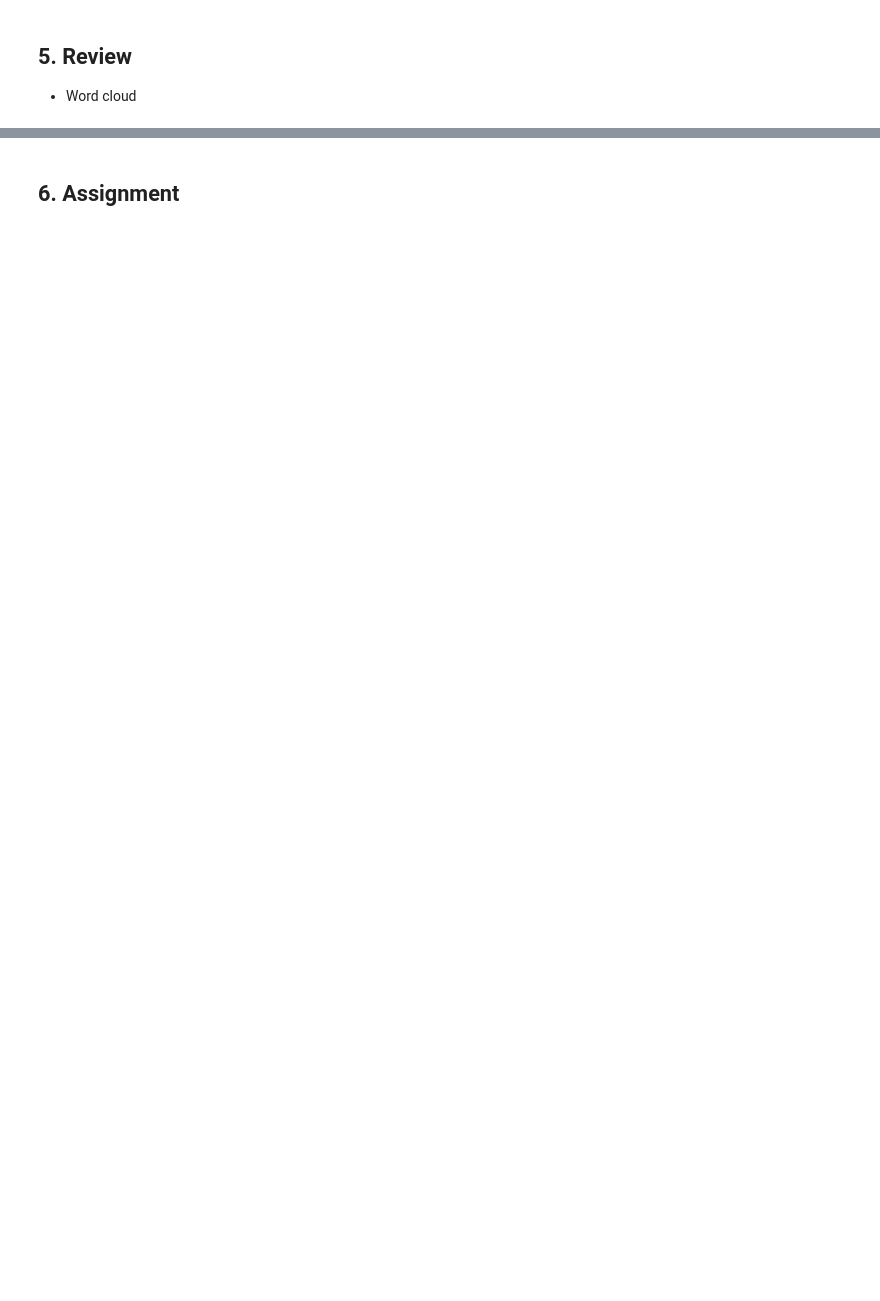
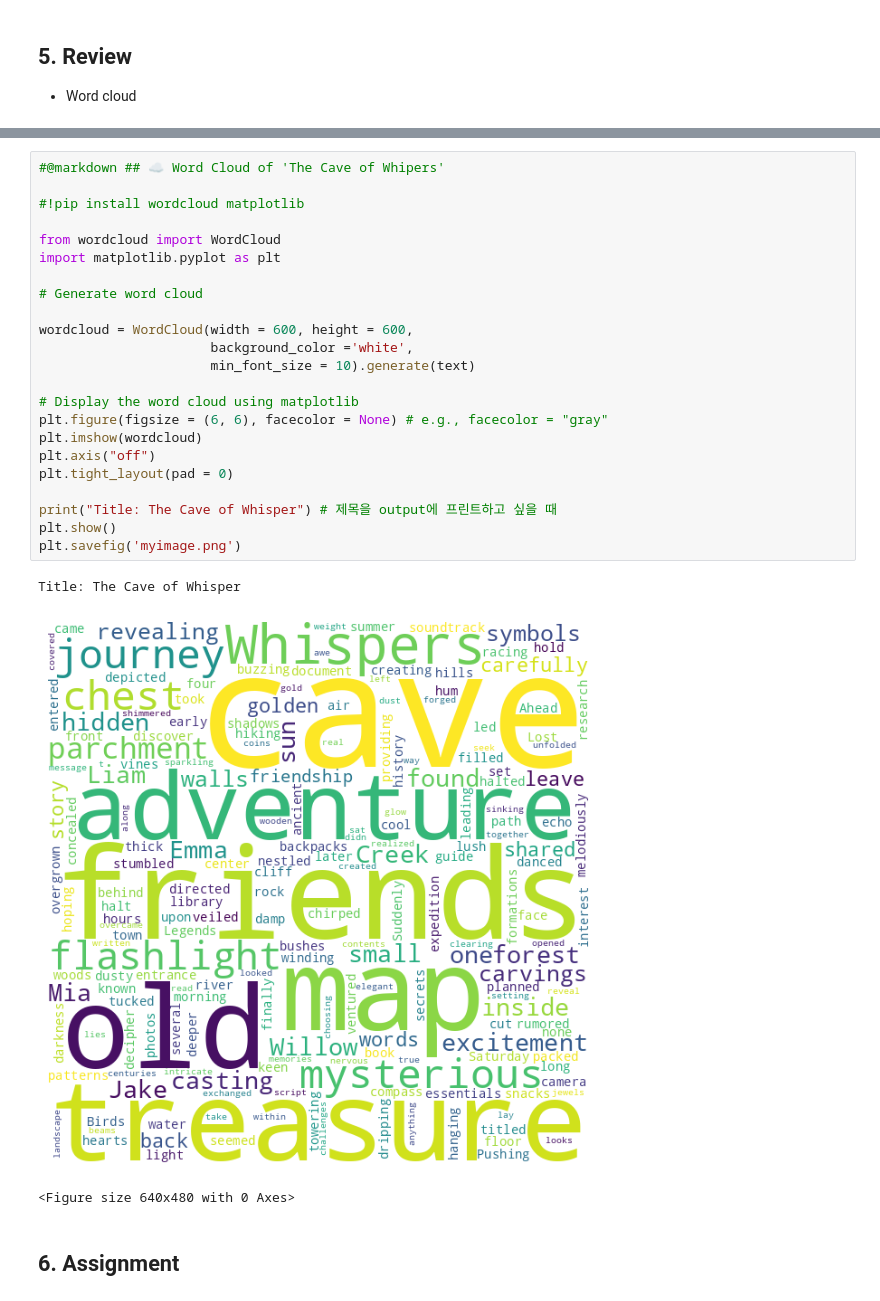
Before and after one commit to dhlee3146/G5_final_project, a Jupyter notebook: G5_final_project_final_ver_.ipynb, the cells around one changed output, grey strips where cells are left out. Saved outputs shown, nothing was run; the diff lists cells and outputs as text; blank space fills up the shorter version.

```diff
--- a/G5_final_project_final_ver_.ipynb
+++ b/G5_final_project_final_ver_.ipynb
@@ -42,2 +237,29 @@
+# %%
+#@markdown ## ☁ Word Cloud of 'The Cave of Whipers'
+
+#!pip install wordcloud matplotlib
+
+from wordcloud import WordCloud
+import matplotlib.pyplot as plt
+
+# Generate word cloud
+
+wordcloud = WordCloud(width = 600, height = 600,
+                      background_color ='white',
+                      min_font_size = 10).generate(text)
+
+# Display the word cloud using matplotlib
+plt.figure(figsize = (6, 6), facecolor = None) # e.g., facecolor = "gray"
+plt.imshow(wordcloud)
+plt.axis("off")
+plt.tight_layout(pad = 0)
+
+print("Title: The Cave of Whisper") # 제목을 output에 프린트하고 싶을 때
+plt.show()
+plt.savefig('myimage.png')
+# %% [output]
+Title: The Cave of Whisper
+[figure, added]
+<Figure size 640x480 with 0 Axes>
 # %% [markdown]
 ## 6. Assignment
```
Also changed, not shown: parts of 13 cells of this notebook.
